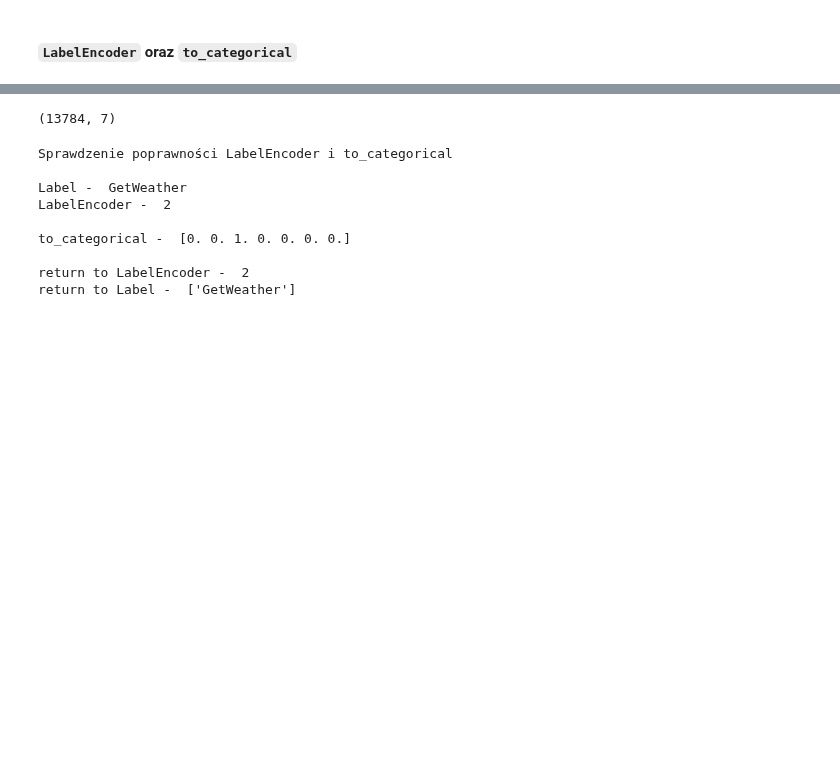
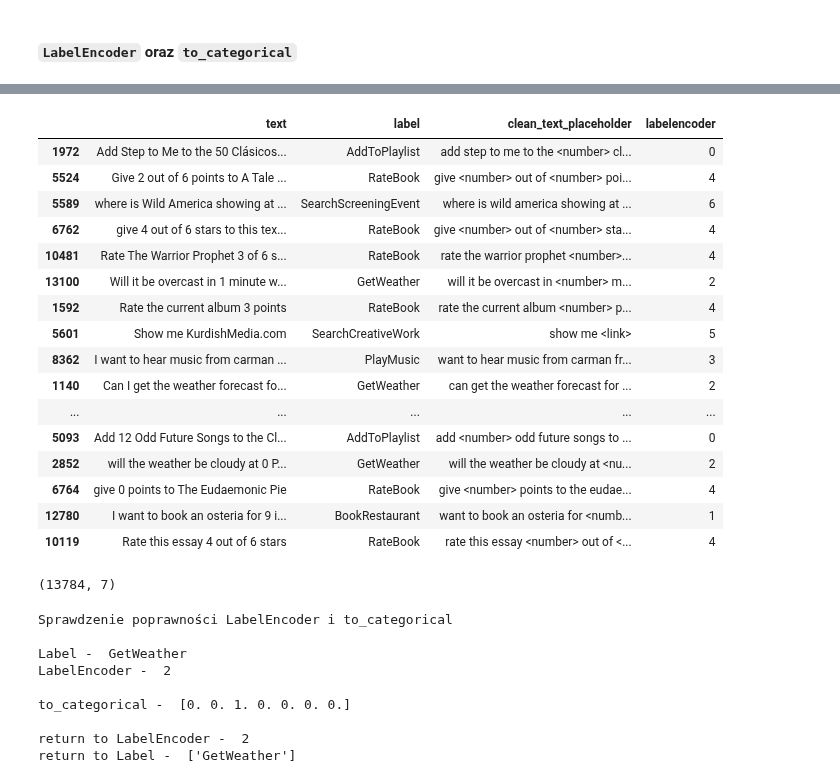
Before and after one commit to ciepielajan/Multi-Class-Classification-NLP, a Jupyter notebook: MLP_clean_placeholder.ipynb, the cells around one changed output, grey strips where cells are left out. Drawn from its saved outputs; the diff is of its cells as text; code cells hidden in the pictures; blank space fills up the shorter version.

```diff
--- a/MLP_clean_placeholder.ipynb
+++ b/MLP_clean_placeholder.ipynb
@@ -78,3 +106,23 @@ data_set_train[["clean_text","label","labelencoder"]].head(5)
+# %%
+data_set_train[warunek].sample(20)
+# %% [output]
+|  | text | label | clean_text_placeholder | labelencoder |
+| 1972 | Add Step to Me to the 50 Clásicos... | AddToPlaylist | add step to me to the <number> cl... | 0 |
+| 5524 | Give 2 out of 6 points to A Tale ... | RateBook | give <number> out of <number> poi... | 4 |
+| 5589 | where is Wild America showing at ... | SearchScreeningEvent | where is wild america showing at ... | 6 |
+| 6762 | give 4 out of 6 stars to this tex... | RateBook | give <number> out of <number> sta... | 4 |
+| 10481 | Rate The Warrior Prophet 3 of 6 s... | RateBook | rate the warrior prophet <number>... | 4 |
+| 13100 | Will it be overcast in 1 minute w... | GetWeather | will it be overcast in <number> m... | 2 |
+| 1592 | Rate the current album 3 points | RateBook | rate the current album <number> p... | 4 |
+| 5601 | Show me KurdishMedia.com | SearchCreativeWork | show me <link> | 5 |
+| 8362 | I want to hear music from carman ... | PlayMusic | want to hear music from carman fr... | 3 |
+| 1140 | Can I get the weather forecast fo... | GetWeather | can get the weather forecast for ... | 2 |
+| ... | ... | ... | ... | ... |
+| 5093 | Add 12 Odd Future Songs to the Cl... | AddToPlaylist | add <number> odd future songs to ... | 0 |
+| 2852 | will the weather be cloudy at 0 P... | GetWeather | will the weather be cloudy at <nu... | 2 |
+| 6764 | give 0 points to The Eudaemonic Pie | RateBook | give <number> points to the eudae... | 4 |
+| 12780 | I want to book an osteria for 9 i... | BookRestaurant | want to book an osteria for <numb... | 1 |
+| 10119 | Rate this essay 4 out of 6 stars | RateBook | rate this essay <number> out of <... | 4 |
 # %%
 dummy_y.shape
 # %% [output]
```
Also changed, not shown: parts of 18 cells of this notebook.
